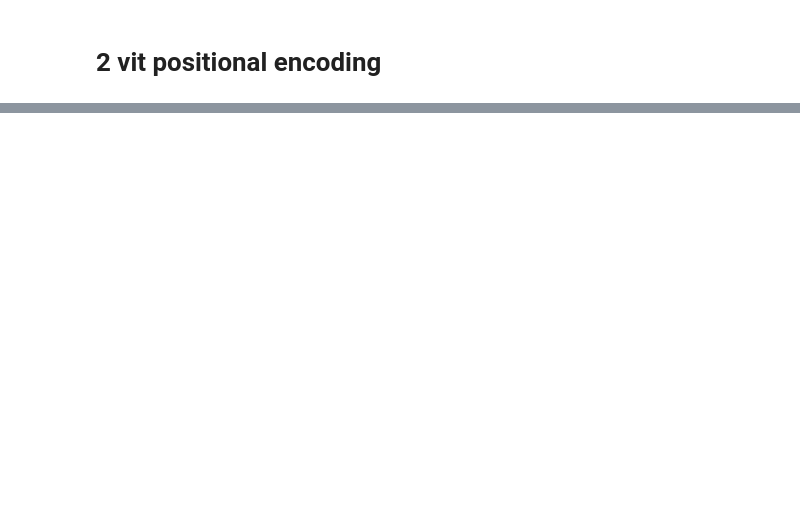
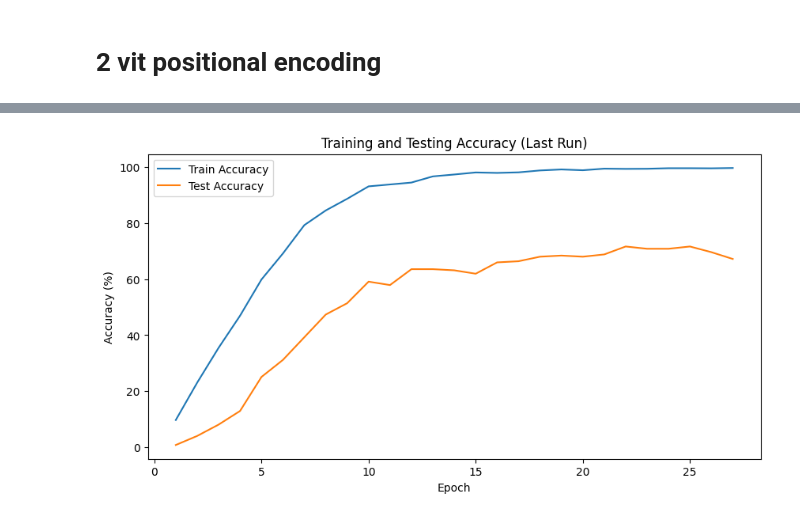
Before and after one commit to wasssup123/fyp, a Jupyter notebook: 2 vit fusion.ipynb, the cells around one changed output, grey strips where cells are left out. Cells and saved outputs as stored; diff of their text form; code cells hidden in the pictures; blank space fills up the shorter version.

```diff
--- a/2 vit fusion.ipynb
+++ b/2 vit fusion.ipynb
@@ -1140,6 +821,7 @@ import torch.nn as nn
 import torch.optim as optim
 from torch.utils.data import Dataset, DataLoader
 from torch.nn.utils.rnn import pad_sequence
+import torch.nn.functional as F
 
 from Bio import SeqIO
 import matplotlib.pyplot as plt  # For plotting
@@ -1294,7 +976,12 @@ class ViTPositionalEncoder(nn.Module):
         x = self.embedding(x)            # [B, seq_len, embed_dim]
         x = self.proj(x)                 # [B, seq_len, d_model]
         seq_len = x.size(1)
-        pos_embed = self.pos_embedding[:, :seq_len, :]
+        # If the sequence length is longer than max_seq_len, interpolate the positional embeddings.
+        if seq_len > self.max_seq_len:
+            # Interpolate: transpose to [B, d_model, max_seq_len] then interpolate along last dimension.
+            pos_embed = F.interpolate(self.pos_embedding.transpose(1, 2), size=seq_len, mode='linear', align_corners=False).transpose(1, 2)
+        else:
+            pos_embed = self.pos_embedding[:, :seq_len, :]
         x = x + pos_embed
         x = self.transformer_encoder(x)  # [B, seq_len, d_model]
         x = x.mean(dim=1)                # [B, d_model] (mean pooling)
@@ -1364,10 +1051,11 @@ k = 6
 vocab = build_kmer_vocab(tmp_data, k=k)
 
 ###################################
-# 5. Run the Experiment 10 Times
+# 5. Run the Experiment 10 Times with Early Stopping
 ###################################
 num_runs = 10
-epochs = 200
+epochs = 100
+patience = 5  # Stop training if no improvement for 5 consecutive epochs
 
 all_run_best_acc = []  # To store best test accuracy per run
 all_run_best_epoch = []  # To store corresponding epoch per run
@@ -1421,8 +1109,9 @@ for run in range(num_runs):
     test_acc_list = []
     best_test_acc = 0.0
     best_epoch = 0
+    no_improve_epochs = 0  # Counter for early stopping
 
-    # Training loop for current run
+    # Training loop for current run with early stopping
     for epoch in range(1, epochs + 1):
         model.train()
         total_loss = 0.0
@@ -1446,9 +1135,17 @@ for run in range(num_runs):
 
         print(f"Epoch {epoch}/{epochs} | Loss: {avg_loss:.4f} | Train Acc: {train_acc:.2f}% | Test Acc: {test_acc:.2f}%")
 
+        # Early stopping check: update if improvement, else increment counter.
         if test_acc > best_test_acc:
             best_test_acc = test_acc
             best_epoch = epoch
+            no_improve_epochs = 0  # reset counter
+        else:
+            no_improve_epochs += 1
+
+        if no_improve_epochs >= patience:
+            print(f"Early stopping triggered at epoch {epoch} after {patience} epochs without improvement.")
+            break
 
     all_run_best_acc.append(best_test_acc)
     all_run_best_epoch.append(best_epoch)
@@ -1460,7 +1157,7 @@ print(f"\nAverage Highest Test Accuracy over {num_runs} runs: {avg_best_acc:.2f}
 ###################################
 # (Optional) Plotting the Training and Testing Accuracy of the Last Run
 ###################################
-epochs_range = range(1, epochs + 1)
+epochs_range = range(1, len(train_acc_list) + 1)
 plt.figure(figsize=(10, 5))
 plt.plot(epochs_range, train_acc_list, label="Train Accuracy")
 plt.plot(epochs_range, test_acc_list, label="Test Accuracy")
@@ -1469,3 +1166,4 @@ plt.ylabel("Accuracy (%)")
 plt.title("Training and Testing Accuracy (Last Run)")
 plt.legend()
 plt.show()
+# %% [output]
@@ -1471,0 +1187 @@ plt.show()
+[figure, added]
```
Also changed, not shown: parts of 5 cells of this notebook.
